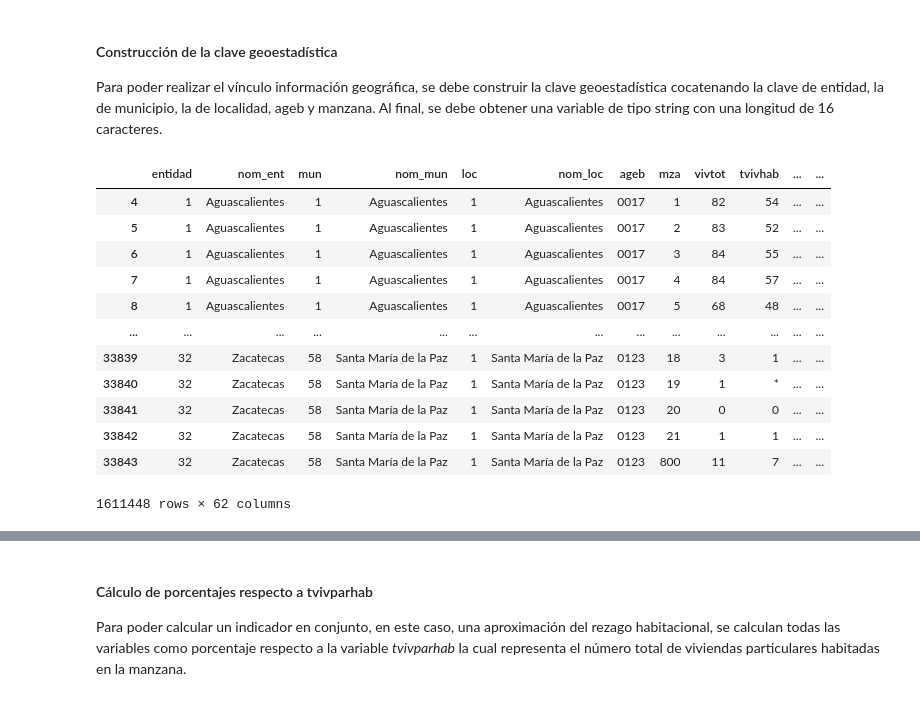
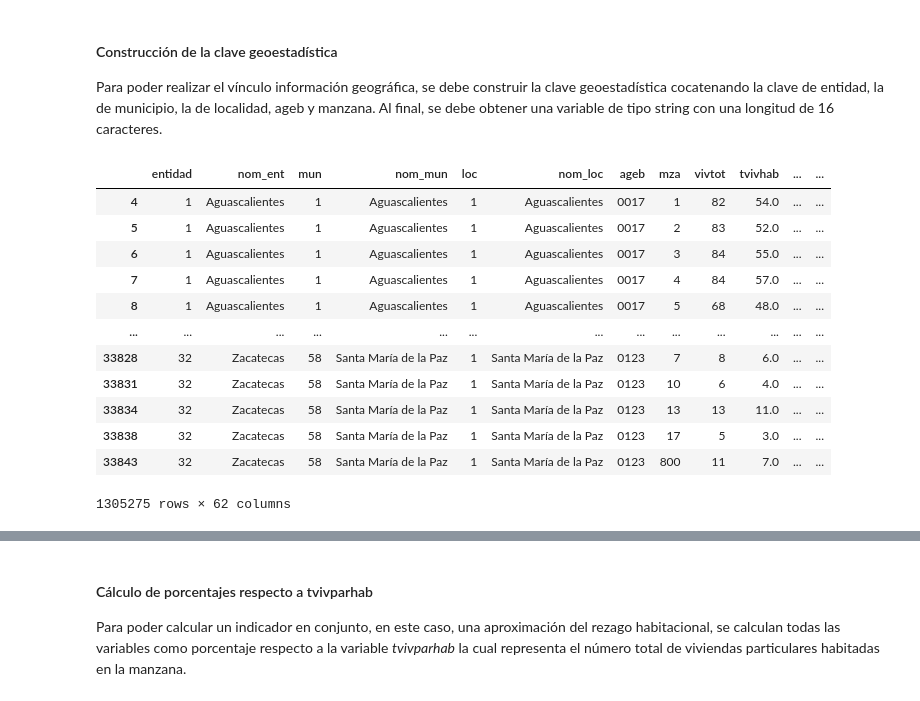
Before and after one commit to claudiodanielpc/proyecto_infotec, a Jupyter notebook: preproc_info_inegi.ipynb, the cells around one changed output, grey strips where cells are left out. Saved outputs shown, nothing was run; the diff lists cells and outputs as text; code cells hidden in the pictures.

```diff
--- a/preproc_info_inegi.ipynb
+++ b/preproc_info_inegi.ipynb
@@ -268,18 +271,18 @@ df['cvegeo'] = df['entidad'].astype(str).str.zfill(2) + df['mun'].astype(str).st
-# %%
-df
-# %% [output]
-|  | entidad | nom_ent | mun | nom_mun | loc | nom_loc | ageb | mza | vivtot | tvivhab | ... | ... |
-| 4 | 1 | Aguascalientes | 1 | Aguascalientes | 1 | Aguascalientes | 0017 | 1 | 82 | 54 | ... | ... |
-| 5 | 1 | Aguascalientes | 1 | Aguascalientes | 1 | Aguascalientes | 0017 | 2 | 83 | 52 | ... | ... |
-| 6 | 1 | Aguascalientes | 1 | Aguascalientes | 1 | Aguascalientes | 0017 | 3 | 84 | 55 | ... | ... |
-| 7 | 1 | Aguascalientes | 1 | Aguascalientes | 1 | Aguascalientes | 0017 | 4 | 84 | 57 | ... | ... |
-| 8 | 1 | Aguascalientes | 1 | Aguascalientes | 1 | Aguascalientes | 0017 | 5 | 68 | 48 | ... | ... |
-| ... | ... | ... | ... | ... | ... | ... | ... | ... | ... | ... | ... | ... |
-| 33839 | 32 | Zacatecas | 58 | Santa María de la Paz | 1 | Santa María de la Paz | 0123 | 18 | 3 | 1 | ... | ... |
-| 33840 | 32 | Zacatecas | 58 | Santa María de la Paz | 1 | Santa María de la Paz | 0123 | 19 | 1 | * | ... | ... |
-| 33841 | 32 | Zacatecas | 58 | Santa María de la Paz | 1 | Santa María de la Paz | 0123 | 20 | 0 | 0 | ... | ... |
-| 33842 | 32 | Zacatecas | 58 | Santa María de la Paz | 1 | Santa María de la Paz | 0123 | 21 | 1 | 1 | ... | ... |
-| 33843 | 32 | Zacatecas | 58 | Santa María de la Paz | 1 | Santa María de la Paz | 0123 | 800 | 11 | 7 | ... | ... |
-1611448 rows × 62 columns
+# %%
+df_limpia
+# %% [output]
+|  | entidad | nom_ent | mun | nom_mun | loc | nom_loc | ageb | mza | vivtot | tvivhab | ... | ... |
+| 4 | 1 | Aguascalientes | 1 | Aguascalientes | 1 | Aguascalientes | 0017 | 1 | 82 | 54.0 | ... | ... |
+| 5 | 1 | Aguascalientes | 1 | Aguascalientes | 1 | Aguascalientes | 0017 | 2 | 83 | 52.0 | ... | ... |
+| 6 | 1 | Aguascalientes | 1 | Aguascalientes | 1 | Aguascalientes | 0017 | 3 | 84 | 55.0 | ... | ... |
+| 7 | 1 | Aguascalientes | 1 | Aguascalientes | 1 | Aguascalientes | 0017 | 4 | 84 | 57.0 | ... | ... |
+| 8 | 1 | Aguascalientes | 1 | Aguascalientes | 1 | Aguascalientes | 0017 | 5 | 68 | 48.0 | ... | ... |
+| ... | ... | ... | ... | ... | ... | ... | ... | ... | ... | ... | ... | ... |
+| 33828 | 32 | Zacatecas | 58 | Santa María de la Paz | 1 | Santa María de la Paz | 0123 | 7 | 8 | 6.0 | ... | ... |
+| 33831 | 32 | Zacatecas | 58 | Santa María de la Paz | 1 | Santa María de la Paz | 0123 | 10 | 6 | 4.0 | ... | ... |
+| 33834 | 32 | Zacatecas | 58 | Santa María de la Paz | 1 | Santa María de la Paz | 0123 | 13 | 13 | 11.0 | ... | ... |
+| 33838 | 32 | Zacatecas | 58 | Santa María de la Paz | 1 | Santa María de la Paz | 0123 | 17 | 5 | 3.0 | ... | ... |
+| 33843 | 32 | Zacatecas | 58 | Santa María de la Paz | 1 | Santa María de la Paz | 0123 | 800 | 11 | 7.0 | ... | ... |
+1305275 rows × 62 columns
 # %%
 #Colocar la variable cvegeo al principio
```
Also changed, not shown: parts of 20 cells of this notebook.
